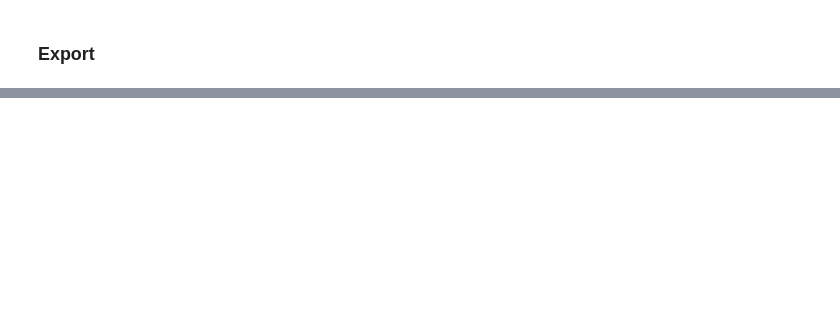
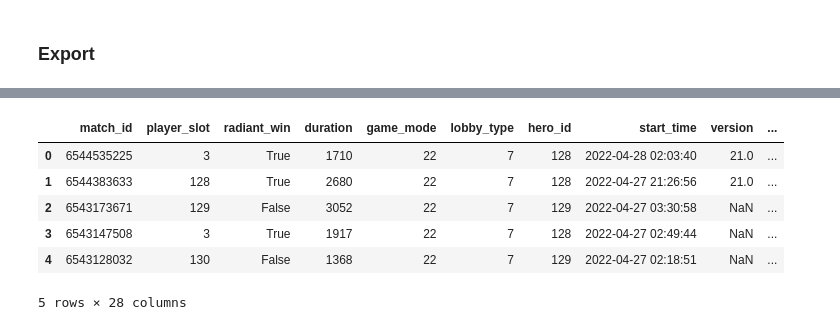
Before and after one commit to Chandler-Bone/dota-stats-project, a Jupyter notebook: collect.ipynb, the cells around one changed output, grey strips where cells are left out. Drawn from its saved outputs; the diff is of its cells as text; code cells hidden in the pictures; blank space fills up the shorter version.

Commit message:
Merge branch 'main' of https://github.com/Chandler-Bone/dota_stats_project

```diff
--- a/collect.ipynb
+++ b/collect.ipynb
@@ -84,0 +96,20 @@ matches_df.to_csv("matches.csv")
+# %%
+rc_matches = requests.get(f"https://api.opendota.com/api/players/{config.player_id}/recentMatches")
+rc_matches_df = pd.read_json(rc_matches.text)
+rc_matches_df= pd.merge(rc_matches_df, heroes_df[['hero_id','hero_name']], how='left')
+# %%
+rc_matches_df['player_side'] = "Radiant"
+rc_matches_df.loc[rc_matches_df.player_slot >= 128, ['player_side']] = "Dire"
+
+rc_matches_df['player_win'] = True
+rc_matches_df.loc[(rc_matches_df['player_side'] == "Dire") & (rc_matches_df['radiant_win'] == True), ['player_win']] = False
+rc_matches_df.loc[(rc_matches_df['player_side'] == "Radiant") & (rc_matches_df['radiant_win'] == False), ['player_win']] = False
+rc_matches_df[:5]
+# %% [output]
+|  | match_id | player_slot | radiant_win | duration | game_mode | lobby_type | hero_id | start_time | version | ... |
+| 0 | 6544535225 | 3 | True | 1710 | 22 | 7 | 128 | 2022-04-28 02:03:40 | 21.0 | ... |
+| 1 | 6544383633 | 128 | True | 2680 | 22 | 7 | 128 | 2022-04-27 21:26:56 | 21.0 | ... |
+| 2 | 6543173671 | 129 | False | 3052 | 22 | 7 | 129 | 2022-04-27 03:30:58 | NaN | ... |
+| 3 | 6543147508 | 3 | True | 1917 | 22 | 7 | 128 | 2022-04-27 02:49:44 | NaN | ... |
+| 4 | 6543128032 | 130 | False | 1368 | 22 | 7 | 129 | 2022-04-27 02:18:51 | NaN | ... |
+5 rows × 28 columns
```
Also changed, not shown: parts of 8 cells of this notebook, 4 other files.
